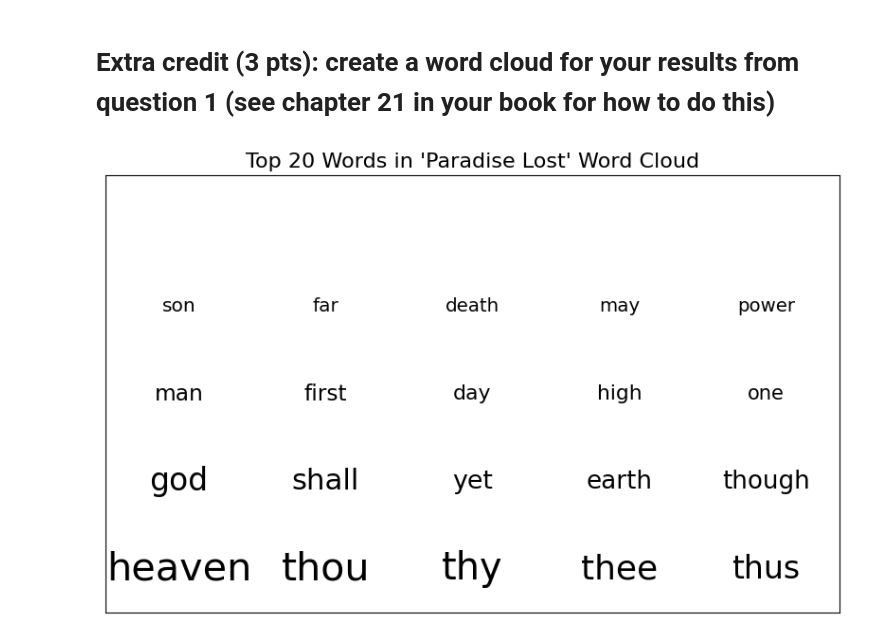
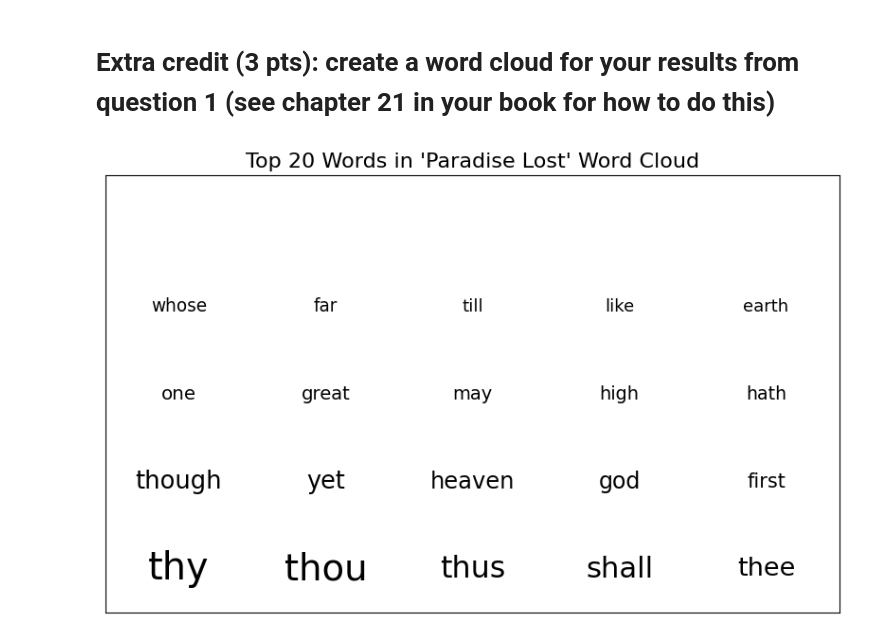
Before and after one commit to brandon-s-lin/brandonlin_csci_repo, a Jupyter notebook: Assignment 12.ipynb, the cells around one changed output. Cells and saved outputs as stored; diff of their text form; code cells hidden in the pictures.

```diff
--- a/Assignment 12.ipynb
+++ b/Assignment 12.ipynb
@@ -191,21 +191,11 @@ Top 5 Neutral Sentences:
 # %% [markdown]
 # Extra credit (3 pts): create a word cloud for your results from question 1 (see chapter 21 in your book for how to do this)
 # %%
-import matplotlib.pyplot as plt
-
-common_terms = [
-
-    ('heaven', 436), ('thou', 432), ('thy', 414), ('thee', 358),
-
-    ('thus', 318), ('god', 316), ('shall', 283), ('yet', 228),
-
-    ('earth', 217), ('though', 217), ('man', 176), ('first', 175),
-
-    ('day', 157), ('high', 153), ('one', 142), ('son', 132),
-
-    ('far', 129), ('death', 127), ('may', 126), ('power', 125)
-
-]
+common_terms = [('thy', 412), ('thou', 396), ('thus', 297), ('shall', 282),
+                ('thee', 231), ('though', 211), ('yet', 209), ('heaven', 187),
+                ('god', 183), ('first', 140), ('one', 126), ('great', 122),
+                ('may', 121), ('high', 118), ('hath', 112), ('whose', 107),
+                ('far', 107), ('till', 104), ('like', 102), ('earth', 99)]
 
 def compute_font_size(freq):
 
@@ -216,31 +206,31 @@ plt.figure(figsize=(10, 6))
 positions = [(x % 5 * 20 + 10, x // 5 * 20 + 10) for x in range(len(common_terms))]
 
 for (term, frequency), (x_pos, y_pos) in zip(common_terms, positions):
 
     plt.text(
 
         x_pos,
 
         y_pos,
 
         term,
 
         ha='center',
 
         va='center',
 
         fontsize=compute_font_size(frequency)
 
     )
 
 plt.axis([0, 100, 0, 100])
 
 plt.xticks([])
 
 plt.yticks([])
 
 plt.title("Top 20 Words in 'Paradise Lost' Word Cloud", fontsize=16)
 
 plt.show()
 # %% [output]
-[figure, old version]
+[figure, new version]
```
